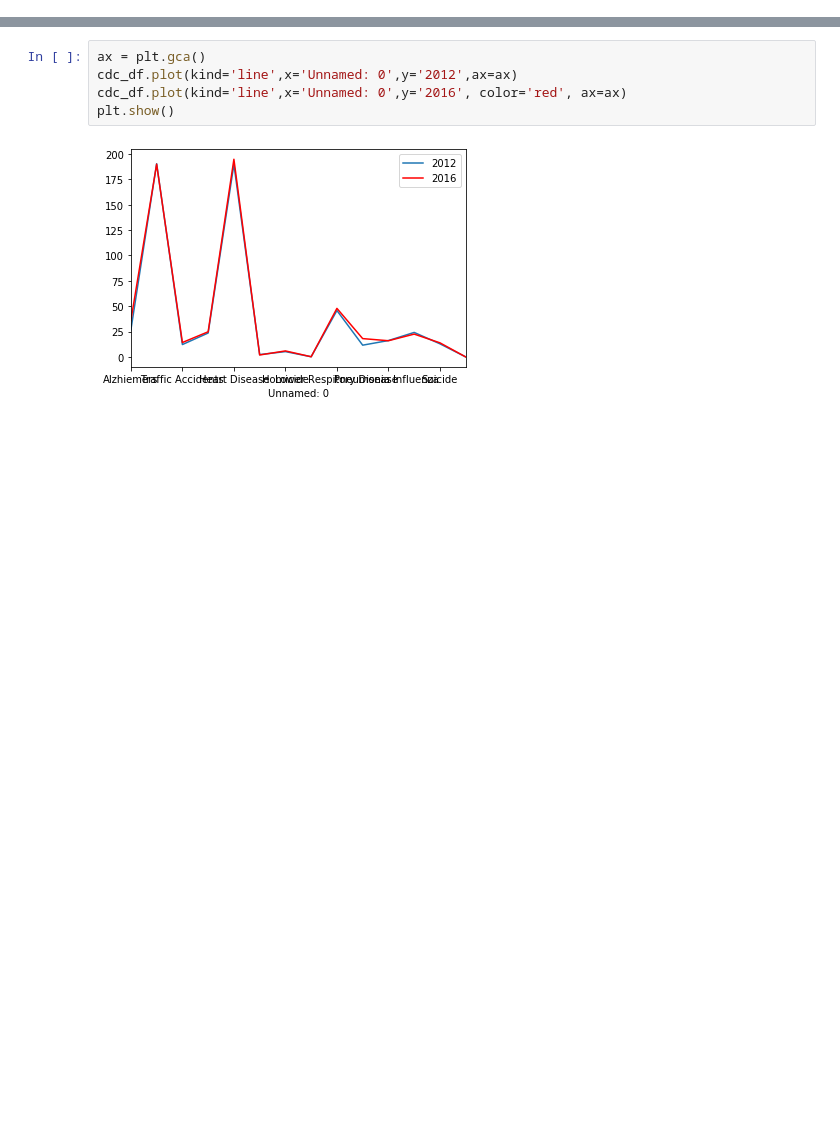
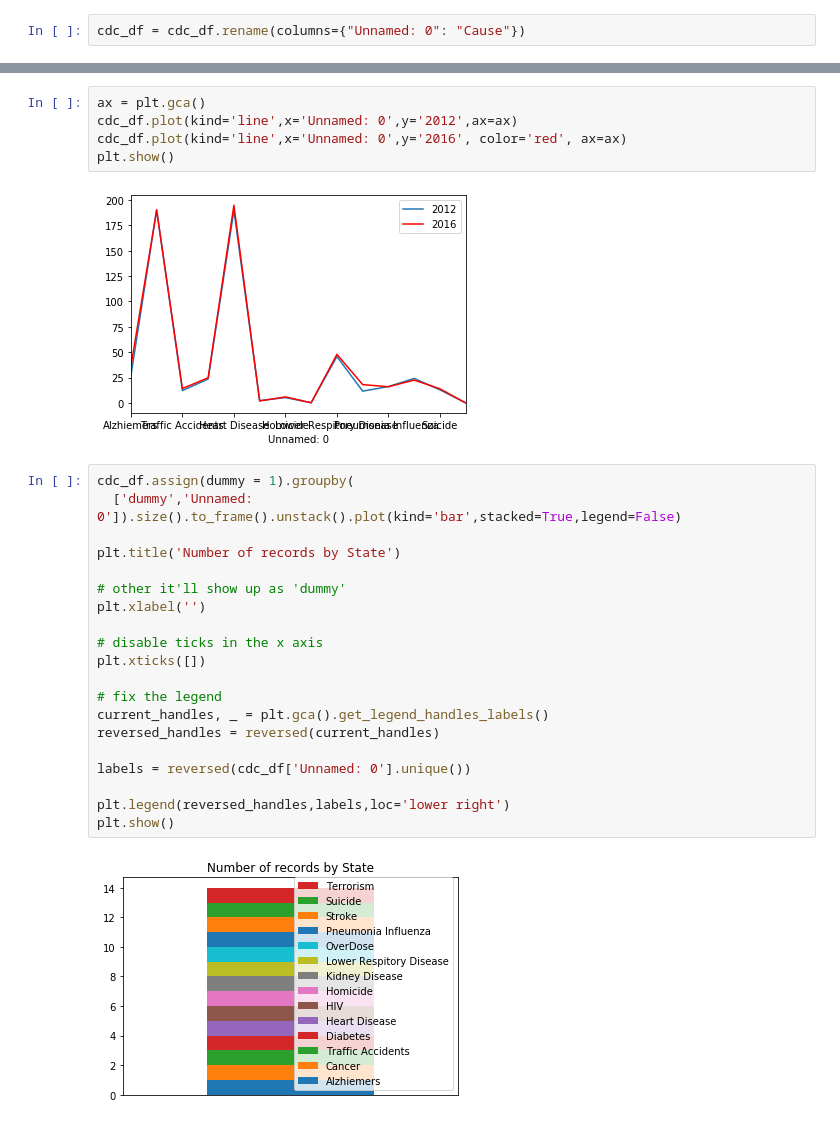
Before and after one commit to CalebChronowski/Data-Bootcamp-Project-1-Group-C, a Jupyter notebook: CDC Workflow/CDC_JOIN.ipynb, the cells around one changed output, grey strips where cells are left out. Drawn from its saved outputs; the diff is of its cells as text; blank space fills up the shorter version.

```diff
--- a/CDC Workflow/CDC_JOIN.ipynb
+++ b/CDC Workflow/CDC_JOIN.ipynb
@@ -70,0 +139,2 @@ cdc_df
+# %%
+cdc_df = cdc_df.rename(columns={"Unnamed: 0": "Cause"})
@@ -106,3 +237,25 @@ cdc_df.plot(kind='line',x='Unnamed: 0',y='2016', color='red', ax=ax)
 plt.show()
 # %% [output]
 [figure]
+# %%
+cdc_df.assign(dummy = 1).groupby(
+  ['dummy','Unnamed: 0']).size().to_frame().unstack().plot(kind='bar',stacked=True,legend=False)
+
+plt.title('Number of records by State')
+
+# other it'll show up as 'dummy'
+plt.xlabel('')
+
+# disable ticks in the x axis
+plt.xticks([])
+
+# fix the legend
+current_handles, _ = plt.gca().get_legend_handles_labels()
+reversed_handles = reversed(current_handles)
+
+labels = reversed(cdc_df['Unnamed: 0'].unique())
+
+plt.legend(reversed_handles,labels,loc='lower right')
+plt.show()
+# %% [output]
+[figure, added]
```
Also changed, not shown: parts of 14 cells of this notebook, 6 other files.
